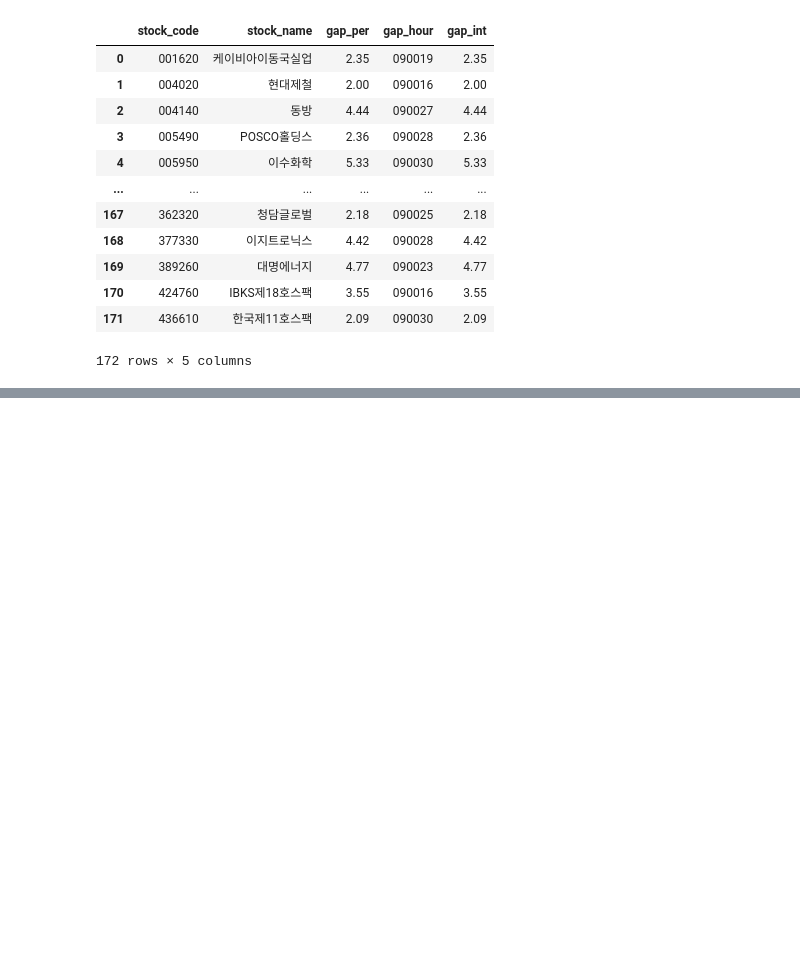
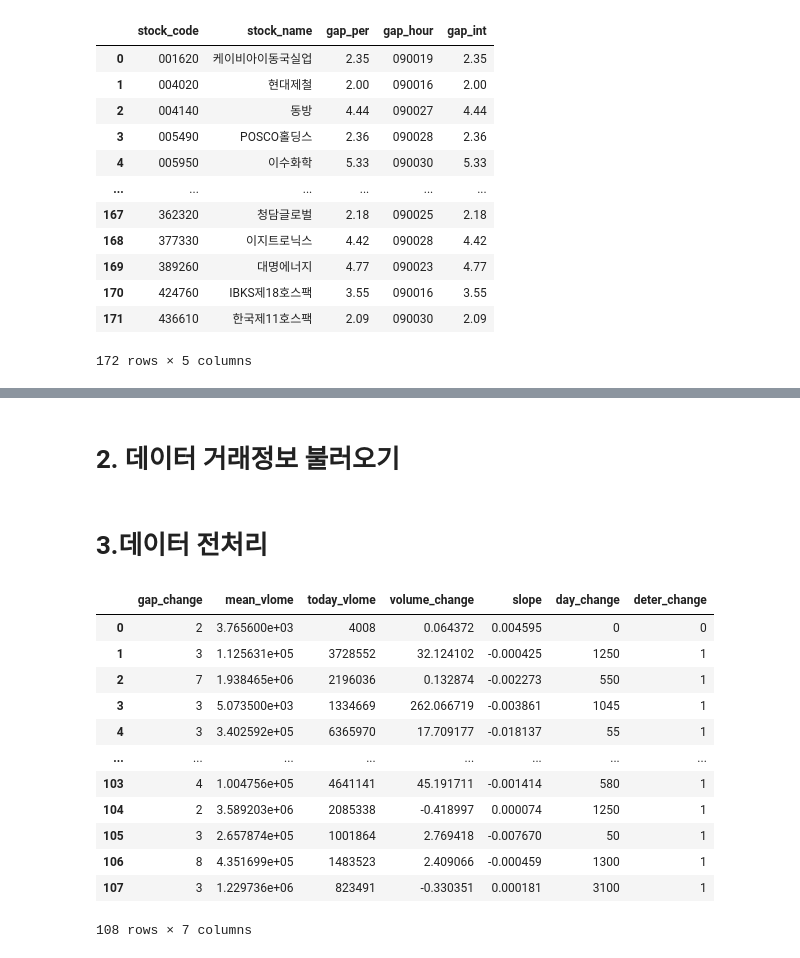
Before and after one commit to kknaks/Recommend_stock, a Jupyter notebook: Recommend_stock/toy_project1.ipynb, the cells around one changed output, grey strips where cells are left out. Drawn from its saved outputs; the diff is of its cells as text; code cells hidden in the pictures; blank space fills up the shorter version.

```diff
--- a/Recommend_stock/toy_project1.ipynb
+++ b/Recommend_stock/toy_project1.ipynb
@@ -137,0 +235,2 @@ stock2
+# %% [markdown]
+# 2. 데이터 거래정보 불러오기
@@ -137,0 +320,2 @@ stock2
+# %% [markdown]
+# 3.데이터 전처리
@@ -137,0 +328,18 @@ stock2
+# %%
+ex_volume = stock2.iloc[:,18:28]
+
+#이상치 범위 설정
+q3 = ex_volume.quantile(0.75, axis=1)
+q1 = ex_volume.quantile(0.25, axis=1)
+
+IQR = q3-q1
+upper_limit = q3 + 1.5*IQR
+
+#이상치 범위 변환
+upper_limit = pd.DataFrame(upper_limit).to_numpy()
+ex_volume = ex_volume.to_numpy()
+ex_volume = np.where(ex_volume>upper_limit,np.nan,ex_volume)
+ex_volume = pd.DataFrame(ex_volume)
+stock2['mean_vlome'] = ex_volume.mean(axis=1)
+stock2['today_vlome'] = stock2.acml_vol_D_0.apply(lambda x : int(x))
+stock2['volume_change'] = stock2.iloc[:,28:].pct_change(axis=1)['today_vlome']
@@ -137,0 +368,17 @@ stock2
+# %%
+stock_data = stock2.iloc[:,29:]
+stock_data
+# %% [output]
+|  | gap_change | mean_vlome | today_vlome | volume_change | slope | day_change | deter_change |
+| 0 | 2 | 3.765600e+03 | 4008 | 0.064372 | 0.004595 | 0 | 0 |
+| 1 | 3 | 1.125631e+05 | 3728552 | 32.124102 | -0.000425 | 1250 | 1 |
+| 2 | 7 | 1.938465e+06 | 2196036 | 0.132874 | -0.002273 | 550 | 1 |
+| 3 | 3 | 5.073500e+03 | 1334669 | 262.066719 | -0.003861 | 1045 | 1 |
+| 4 | 3 | 3.402592e+05 | 6365970 | 17.709177 | -0.018137 | 55 | 1 |
+| ... | ... | ... | ... | ... | ... | ... | ... |
+| 103 | 4 | 1.004756e+05 | 4641141 | 45.191711 | -0.001414 | 580 | 1 |
+| 104 | 2 | 3.589203e+06 | 2085338 | -0.418997 | 0.000074 | 1250 | 1 |
+| 105 | 3 | 2.657874e+05 | 1001864 | 2.769418 | -0.007670 | 50 | 1 |
+| 106 | 8 | 4.351699e+05 | 1483523 | 2.409066 | -0.000459 | 1300 | 1 |
+| 107 | 3 | 1.229736e+06 | 823491 | -0.330351 | 0.000181 | 3100 | 1 |
+108 rows × 7 columns
```
Also changed, not shown: parts of 21 cells of this notebook, 1 other file.
